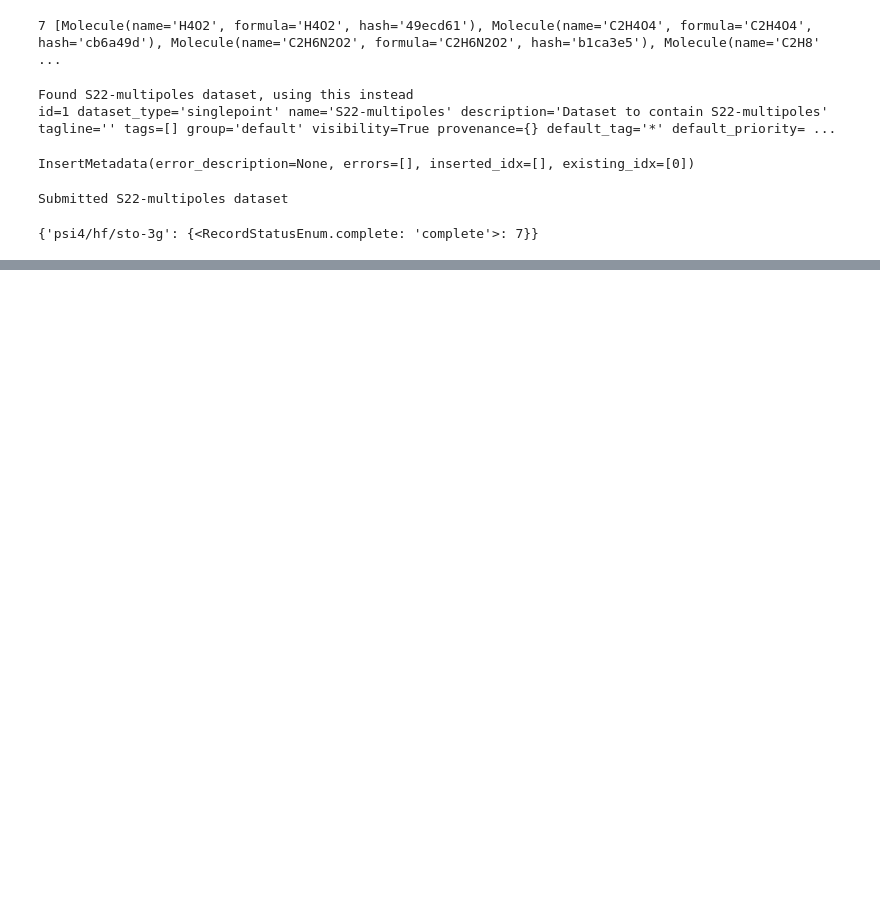
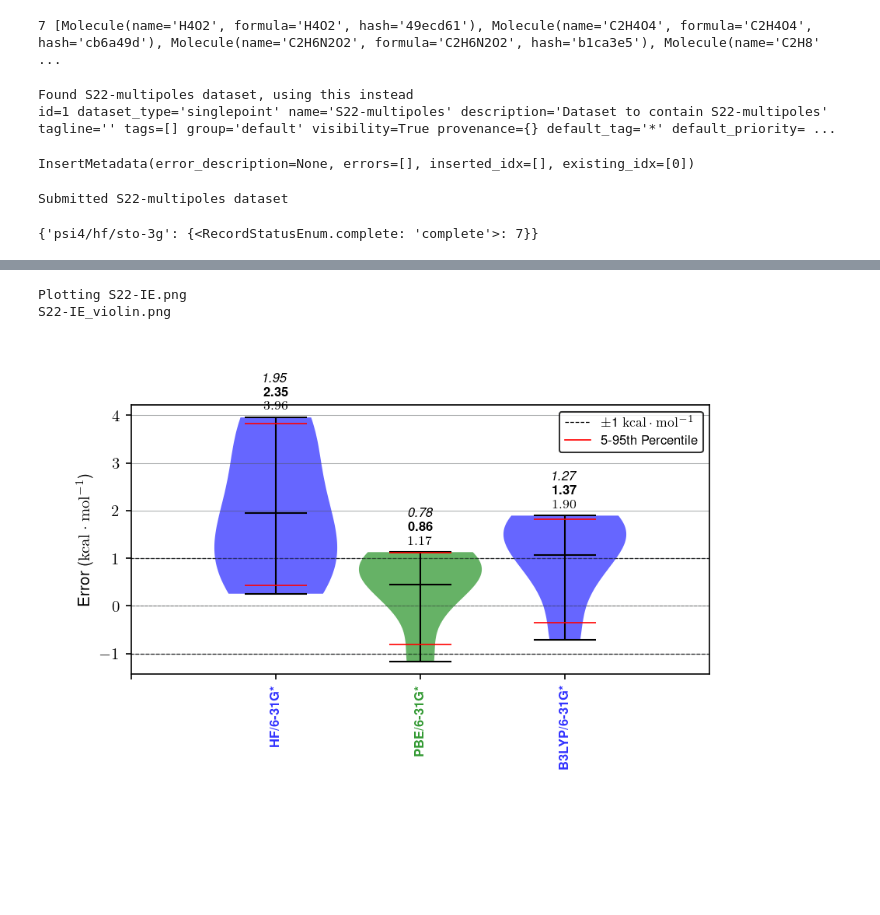
Before and after one commit to cyber-shuttle/psi4_interaction_energy_cybershuttle, a Jupyter notebook: demo.ipynb, the cells around one changed output, grey strips where cells are left out. Saved outputs shown, nothing was run; the diff lists cells and outputs as text; code cells hidden in the pictures; blank space fills up the shorter version.

Commit message:
plotting s22 IEs

```diff
--- a/demo.ipynb
+++ b/demo.ipynb
@@ -354,0 +515,19 @@ id=3 dataset_type='manybody' name='S22-manybody' description='Dataset to contain
+# %%
+from cdsg_plot import error_statistics
+
+pp(df_mb.columns.tolist())
+
+df_plot = pd.DataFrame(
+    {
+        "HF/6-31G*": df_mb["psi4/hf/6-31g*"]["CP_IE"],
+        "PBE/6-31G*": df_mb["psi4/pbe/6-31g*"]["CP_IE"],
+        "B3LYP/6-31G*": df_mb["psi4/b3lyp/6-31g*"]["CP_IE"],
+        'reference': ref_IEs,
+    }
+)
+df_plot['HF/6-31G* error'] = df_plot['HF/6-31G*'] - df_plot['reference']
+df_plot['PBE/6-31G* error'] = df_plot['PBE/6-31G*'] - df_plot['reference']
+df_plot['B3LYP/6-31G* error'] = df_plot['B3LYP/6-31G*'] - df_plot['reference']
+pd.set_option('display.max_rows', None)
+print(df_plot)
+print(df_plot.describe())
@@ -354,0 +552,14 @@ id=3 dataset_type='manybody' name='S22-manybody' description='Dataset to contain
+# %%
+error_statistics.violin_plot(
+    df_plot,
+    df_labels_and_columns={
+        "HF/6-31G*": "HF/6-31G* error",
+        "PBE/6-31G*": "PBE/6-31G* error",
+        "B3LYP/6-31G*": "B3LYP/6-31G* error",
+    },
+    output_filename="S22-IE.png",
+)
+# %% [output]
+Plotting S22-IE.png
+S22-IE_violin.png
+[figure, added]
```
Also changed, not shown: parts of 12 cells of this notebook, 3 other files.
